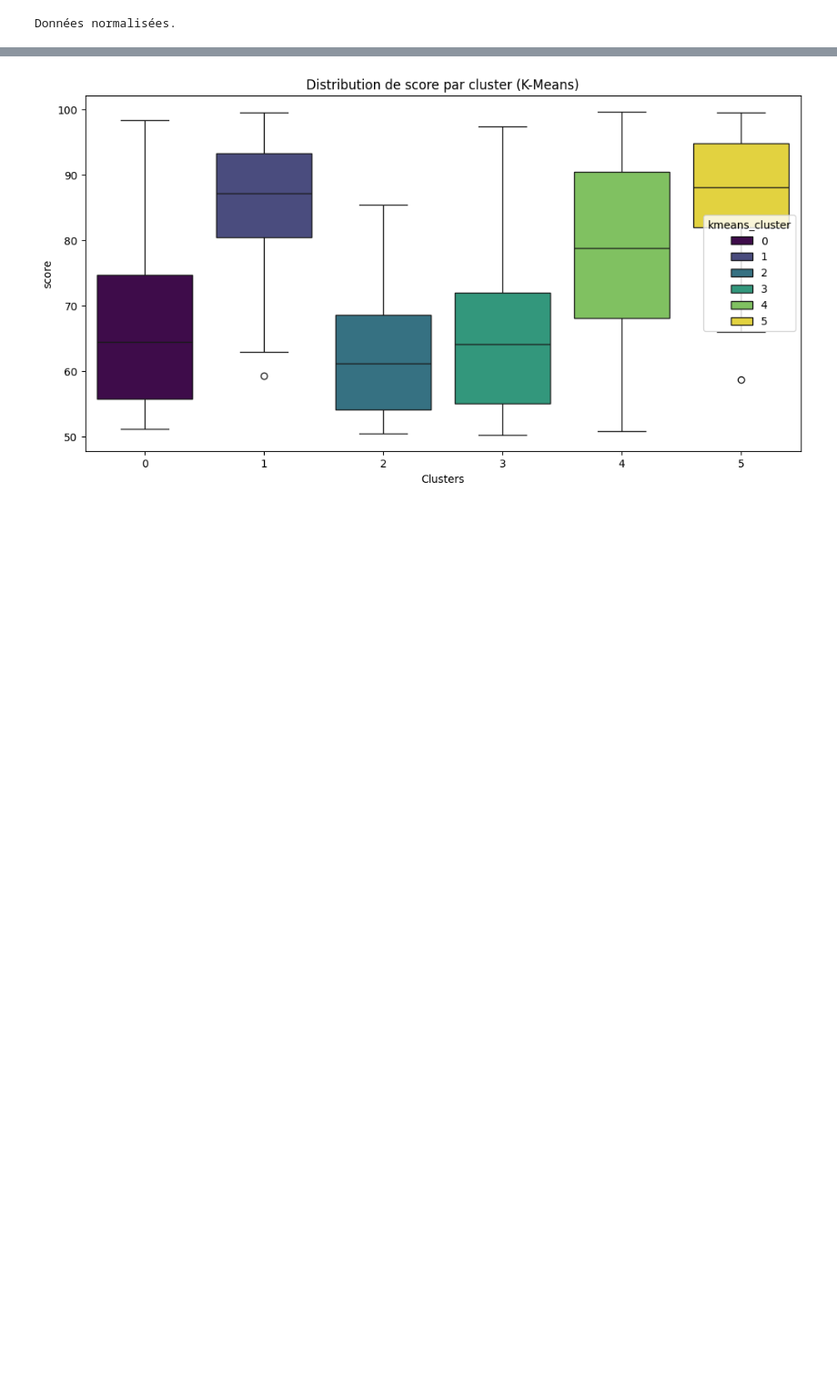
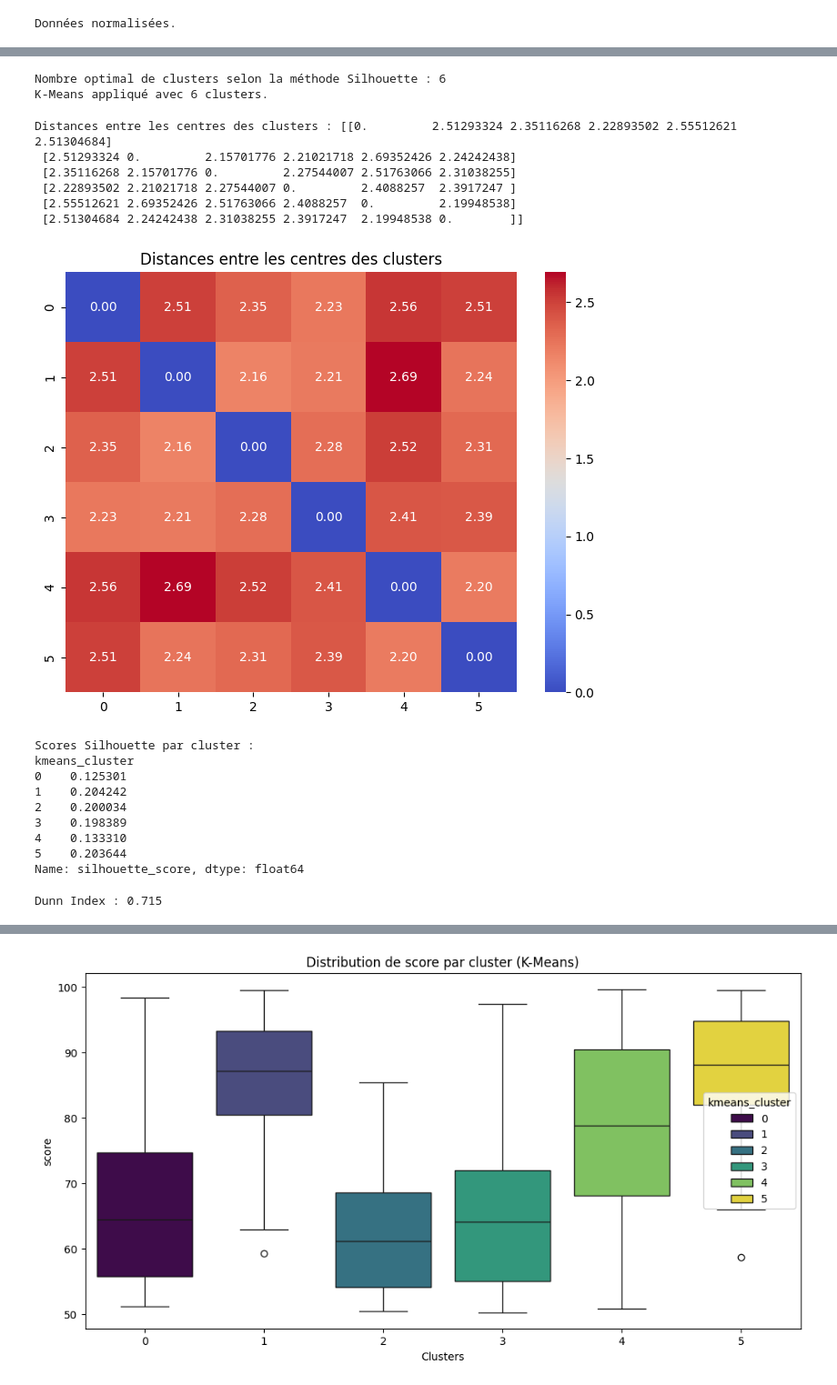
Before and after one commit to Dorrrrra/MachineLearning, a Jupyter notebook: Reinspection.ipynb, the cells around one changed output, grey strips where cells are left out. Shown at 91% size. Cells and saved outputs as stored; diff of their text form; code cells hidden in the pictures; blank space fills up the shorter version.

```diff
--- a/Reinspection.ipynb
+++ b/Reinspection.ipynb
@@ -352,0 +360,63 @@ K-Means appliqué avec 6 clusters.
+# %%
+optimal_k = range_clusters[np.argmax(silhouette_scores)]  # Meilleur score silhouette
+print(f"Nombre optimal de clusters selon la méthode Silhouette : {optimal_k}")
+
+kmeans = KMeans(n_clusters=optimal_k, random_state=42)
+data["kmeans_cluster"] = kmeans.fit_predict(data_scaled)
+print(f"K-Means appliqué avec {optimal_k} clusters.")
+# %% [output]
+Nombre optimal de clusters selon la méthode Silhouette : 6
+K-Means appliqué avec 6 clusters.
+# %%
+# Centres des clusters
+cluster_centers = kmeans.cluster_centers_
+
+# Distances entre les centres des clusters
+distances_between_clusters = pairwise_distances(cluster_centers)
+print("Distances entre les centres des clusters :", distances_between_clusters)
+
+# Visualisation des distances
+plt.figure(figsize=(8, 6))
+sns.heatmap(distances_between_clusters, annot=True, fmt=".2f", cmap="coolwarm")
+plt.title("Distances entre les centres des clusters")
+plt.show()
+
+# Scores Silhouette par cluster
+silhouette_values = silhouette_samples(data_scaled, kmeans.labels_)
+data['silhouette_score'] = silhouette_values
+
+silhouette_by_cluster = data.groupby("kmeans_cluster")['silhouette_score'].mean()
+print("Scores Silhouette par cluster :")
+print(silhouette_by_cluster)
+# %% [output]
+Distances entre les centres des clusters : [[0.         2.51293324 2.35116268 2.22893502 2.55512621 2.51304684]
+ [2.51293324 0.         2.15701776 2.21021718 2.69352426 2.24242438]
+ [2.35116268 2.15701776 0.         2.27544007 2.51763066 2.31038255]
+ [2.22893502 2.21021718 2.27544007 0.         2.4088257  2.3917247 ]
+ [2.55512621 2.69352426 2.51763066 2.4088257  0.         2.19948538]
+ [2.51304684 2.24242438 2.31038255 2.3917247  2.19948538 0.        ]]
+[figure, added]
+Scores Silhouette par cluster :
+kmeans_cluster
+0    0.125301
+1    0.204242
+2    0.200034
+3    0.198389
+4    0.133310
+5    0.203644
+Name: silhouette_score, dtype: float64
+# %%
+def dunn_index(data, labels, cluster_centers):
+    from scipy.spatial.distance import cdist
+
+    intra_distances = [cdist(data[labels == cluster_id], [cluster_centers[cluster_id]]).max() for cluster_id in np.unique(labels)]
+    inter_cluster_distances = pairwise_distances(cluster_centers)
+    np.fill_diagonal(inter_cluster_distances, np.inf)
+    min_inter_cluster_distance = np.min(inter_cluster_distances)
+
+    return min_inter_cluster_distance / max(intra_distances)
+
+dunn = dunn_index(data_scaled, kmeans.labels_, cluster_centers)
+print(f"Dunn Index : {dunn:.3f}")
+# %% [output]
+Dunn Index : 0.715
```
Also changed, not shown: parts of 34 cells of this notebook, 1 other file.
